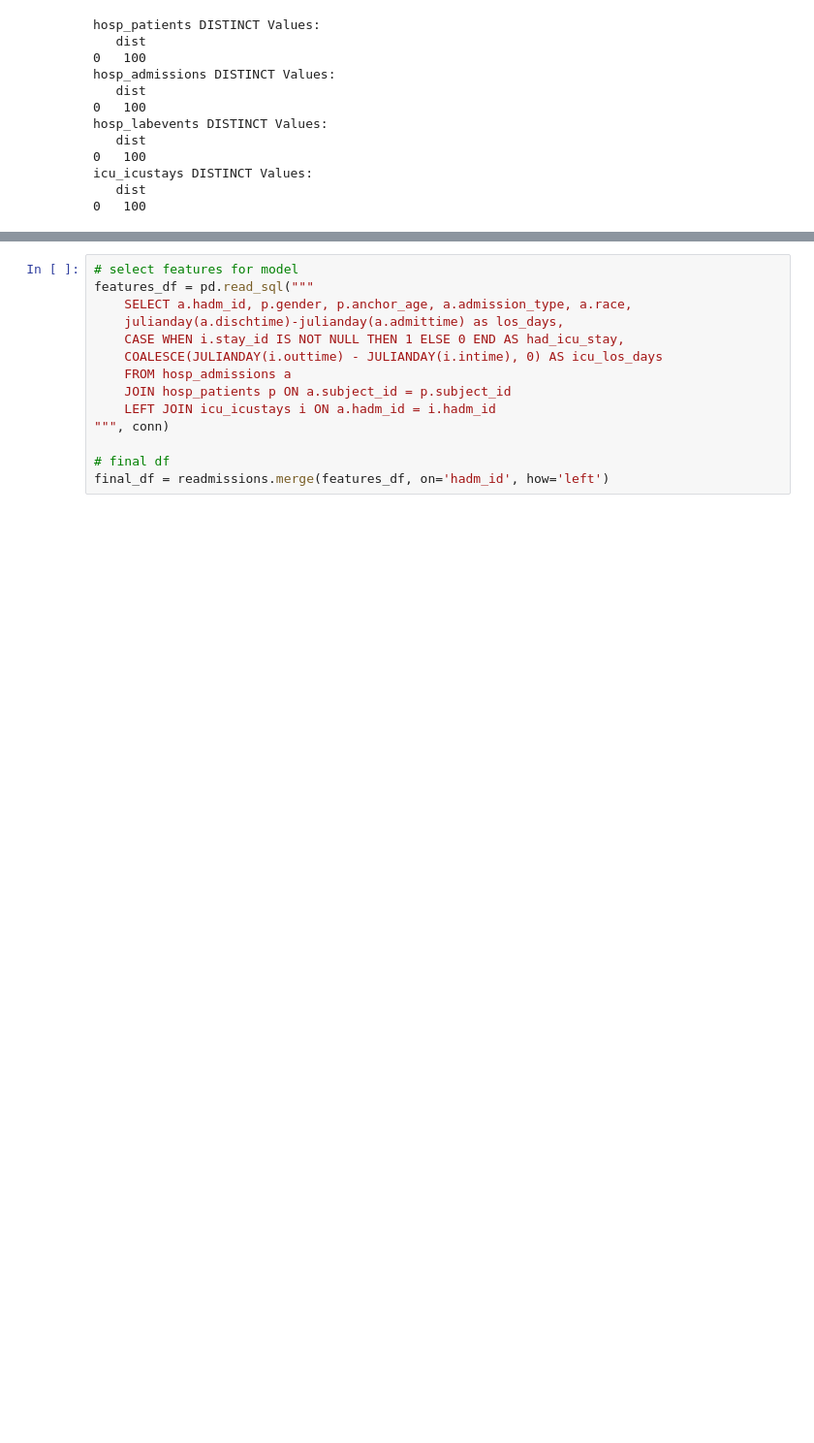
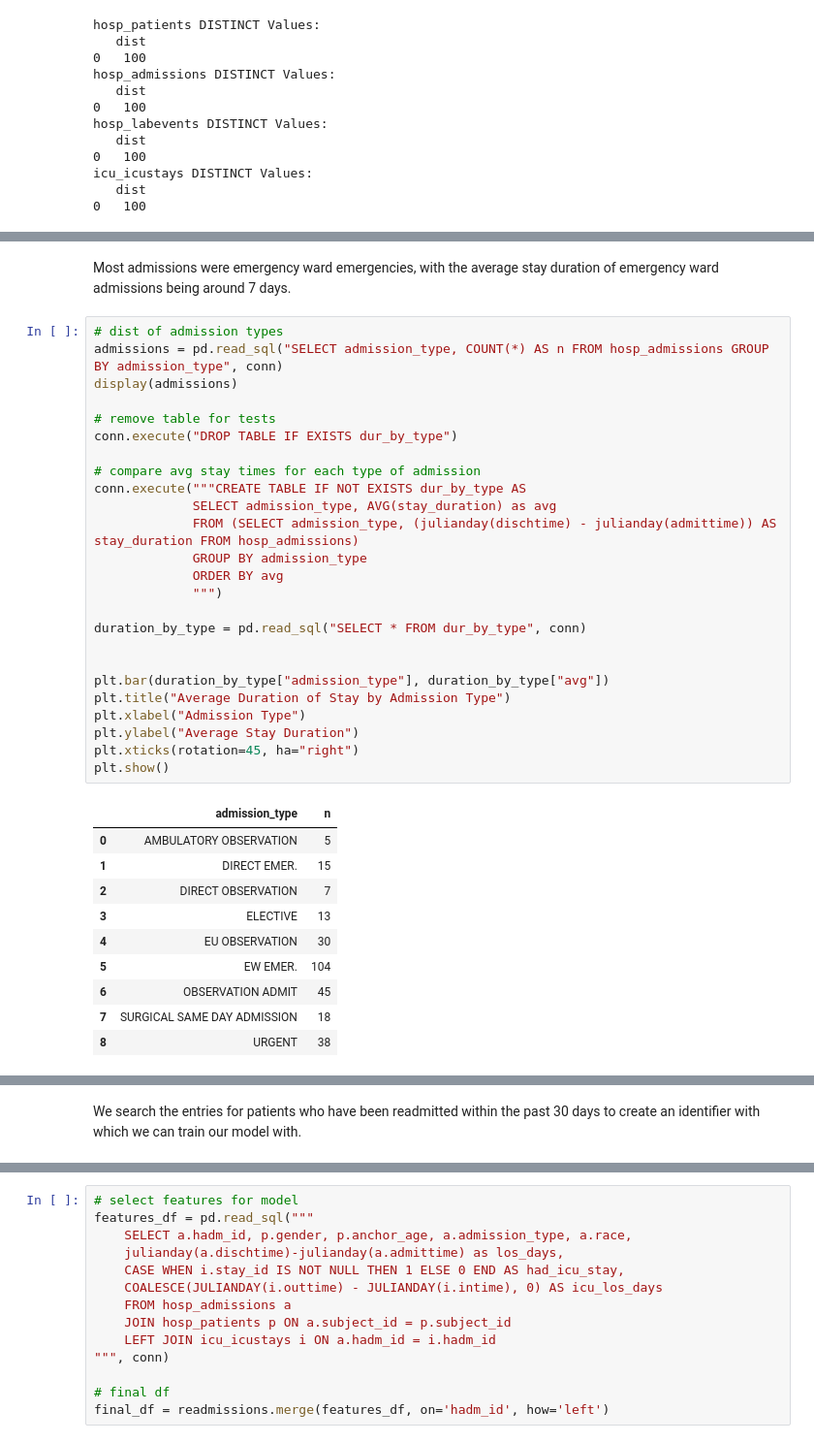
Before and after one commit to jguo2673/MIMIC-IV-EDA, a Jupyter notebook: proj.ipynb, the cells around one changed output, grey strips where cells are left out. Shown at 97% size. Cells and saved outputs as stored; diff of their text form; blank space fills up the shorter version.

```diff
--- a/proj.ipynb
+++ b/proj.ipynb
@@ -189,0 +173,38 @@ plt.show()
+# %% [markdown]
+Most admissions were emergency ward emergencies, with the average stay duration of emergency ward admissions being around 7 days.
+# %%
+# dist of admission types
+admissions = pd.read_sql("SELECT admission_type, COUNT(*) AS n FROM hosp_admissions GROUP BY admission_type", conn)
+display(admissions)
+
+# remove table for tests
+conn.execute("DROP TABLE IF EXISTS dur_by_type")
+
+# compare avg stay times for each type of admission
+conn.execute("""CREATE TABLE IF NOT EXISTS dur_by_type AS
+             SELECT admission_type, AVG(stay_duration) as avg
+             FROM (SELECT admission_type, (julianday(dischtime) - julianday(admittime)) AS stay_duration FROM hosp_admissions)
+             GROUP BY admission_type
+             ORDER BY avg
+             """)
+
+duration_by_type = pd.read_sql("SELECT * FROM dur_by_type", conn)
+
+
+plt.bar(duration_by_type["admission_type"], duration_by_type["avg"])
+plt.title("Average Duration of Stay by Admission Type")
+plt.xlabel("Admission Type")
+plt.ylabel("Average Stay Duration")
+plt.xticks(rotation=45, ha="right")
+plt.show()
+# %% [output]
+|  | admission_type | n |
+| 0 | AMBULATORY OBSERVATION | 5 |
+| 1 | DIRECT EMER. | 15 |
+| 2 | DIRECT OBSERVATION | 7 |
+| 3 | ELECTIVE | 13 |
+| 4 | EU OBSERVATION | 30 |
+| 5 | EW EMER. | 104 |
+| 6 | OBSERVATION ADMIT | 45 |
+| 7 | SURGICAL SAME DAY ADMISSION | 18 |
+| 8 | URGENT | 38 |
@@ -190,3 +212,5 @@ plt.show()
+# %% [markdown]
+We search the entries for patients who have been readmitted within the past 30 days to create an identifier with which we can train our model with.
 # %%
 readmissions = pd.read_sql("""
     WITH admit_pairs AS (
```
Also changed, not shown: parts of 16 cells of this notebook, 2 other files.
